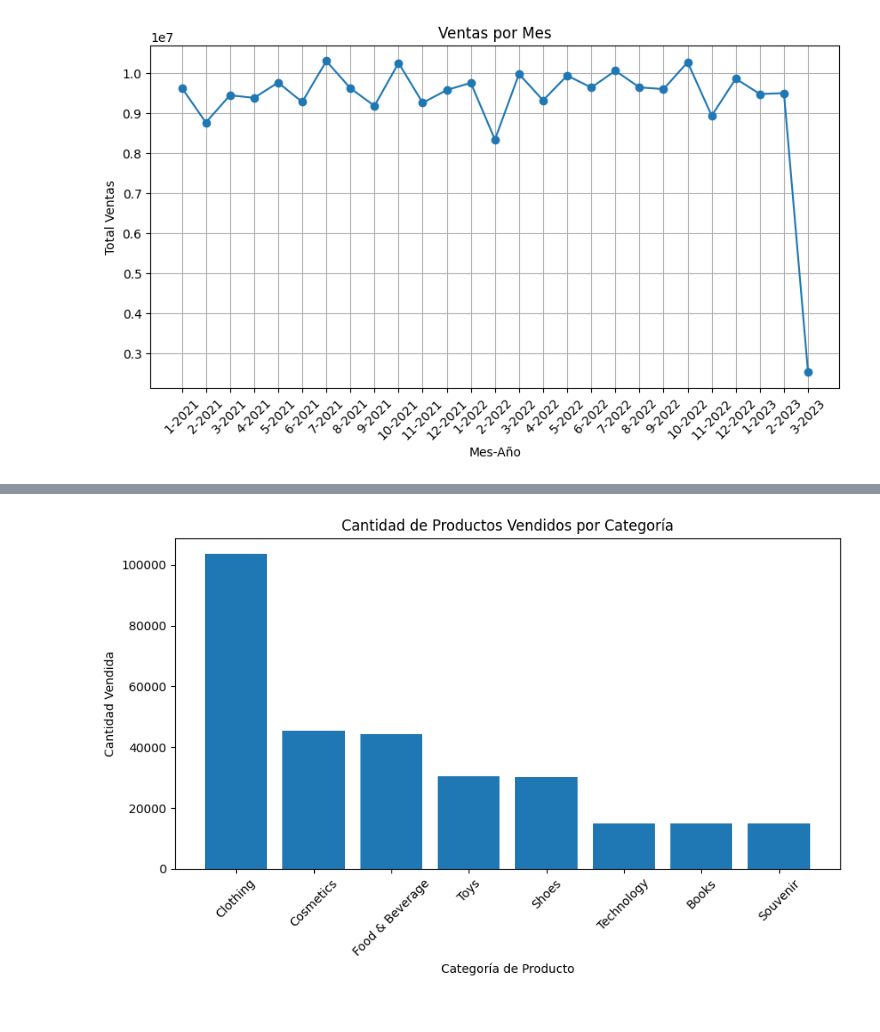
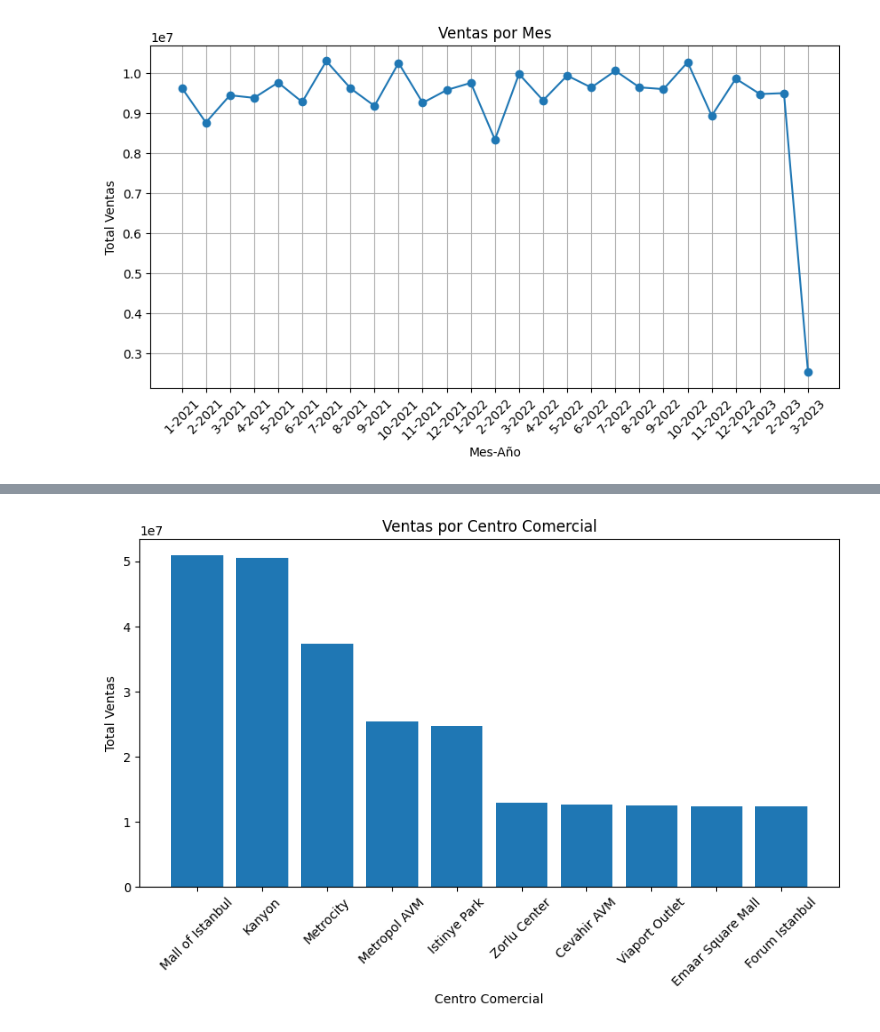
Before and after one commit to juanhcode/Customer-Shopping-Analytics, a Jupyter notebook: customerPandas.ipynb, the cells around one changed output, grey strips where cells are left out. Saved outputs shown, nothing was run; the diff lists cells and outputs as text; code cells hidden in the pictures.

```diff
--- a/customerPandas.ipynb
+++ b/customerPandas.ipynb
@@ -591,19 +592,18 @@ df_ventas_mes
 | 26 | 2023 | 3 | 2514146.79 |
 # %%
 import matplotlib.pyplot as plt
-import pandas as pd
-from sqlalchemy import create_engine
 
 DATABASE_URL = "postgresql://admin:admin123@localhost:5432/CustomerShopDB"
 engine = create_engine(DATABASE_URL)
 
-
+DATABASE_URL="postgresql://project1_cdd_db_owner:npg_52oPJzylMEbA@ep-silent-cell-a4z5hbun-pooler.us-east-1.aws.neon.tech/project1_cdd_db?sslmode=require"
+engine = create_engine(DATABASE_URL)
 
 # 1. Ventas por mes (línea)
 df_ventas_mes = pd.read_sql("""
-    SELECT d.month, d.year, SUM(s.total_price) AS total_ventas
-    FROM sales s
-    JOIN date d ON s.invoice_date = d.date_id
+    SELECT d.month, d.year, SUM(s.price * s.quantity) AS total_ventas
+    FROM public."factSales" s
+    JOIN public."dimInvoiceDate" d ON s.id_invoice_date = d.id_invoice_date
     GROUP BY d.year, d.month
     ORDER BY d.year, d.month
 """, engine)
@@ -621,19 +650,19 @@ plt.show()
 # %%
-# 2. Cantidad de productos vendidos por categoría (barras)
-df_productos_categoria = pd.read_sql("""
-    SELECT p.category, SUM(s.quantity) AS total_vendidos
-    FROM sales s
-    JOIN product p ON s.category_id = p.product_id
-    GROUP BY p.category
-    ORDER BY total_vendidos DESC
+# 4. Ventas por centro comercial (barras)
+df_ventas_mall = pd.read_sql("""
+    SELECT sm.shopping_mall, SUM(fs.price * fs.quantity) AS total_ventas
+    FROM public."factSales" fs
+    JOIN public."dimShoppingMall" sm ON fs.id_shopping_mall = sm.id_shopping_mall
+    GROUP BY sm.shopping_mall
+    ORDER BY total_ventas DESC
 """, engine)
 
 plt.figure(figsize=(10,5))
-plt.bar(df_productos_categoria['category'], df_productos_categoria['total_vendidos'])
+plt.bar(df_ventas_mall['shopping_mall'], df_ventas_mall['total_ventas'])
 plt.xticks(rotation=45)
-plt.xlabel("Categoría de Producto")
-plt.ylabel("Cantidad Vendida")
-plt.title("Cantidad de Productos Vendidos por Categoría")
+plt.xlabel("Centro Comercial")
+plt.ylabel("Total Ventas")
+plt.title("Ventas por Centro Comercial")
 plt.show()
 # %% [output]
-[figure, old version]
+[figure, new version]
```
Also changed, not shown: parts of 8 cells of this notebook.
